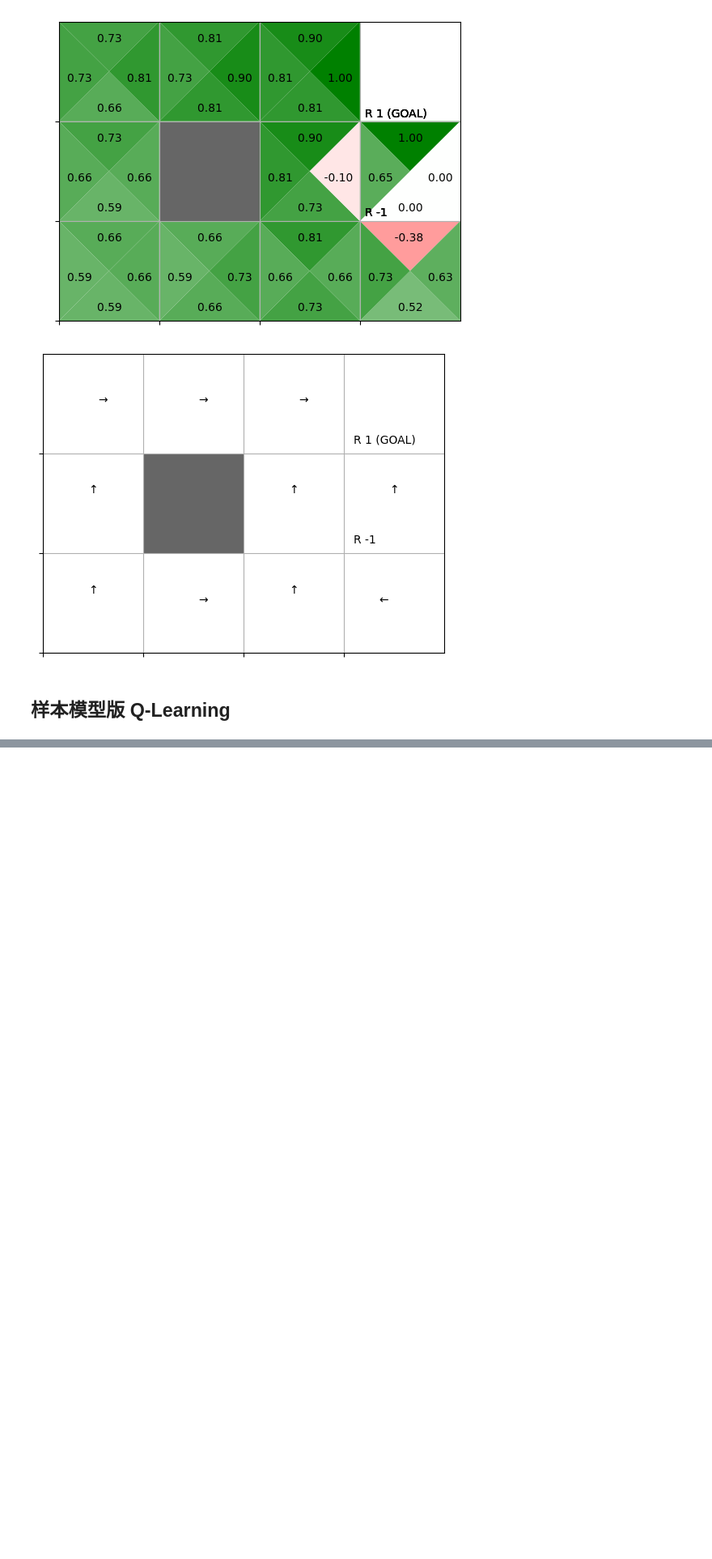
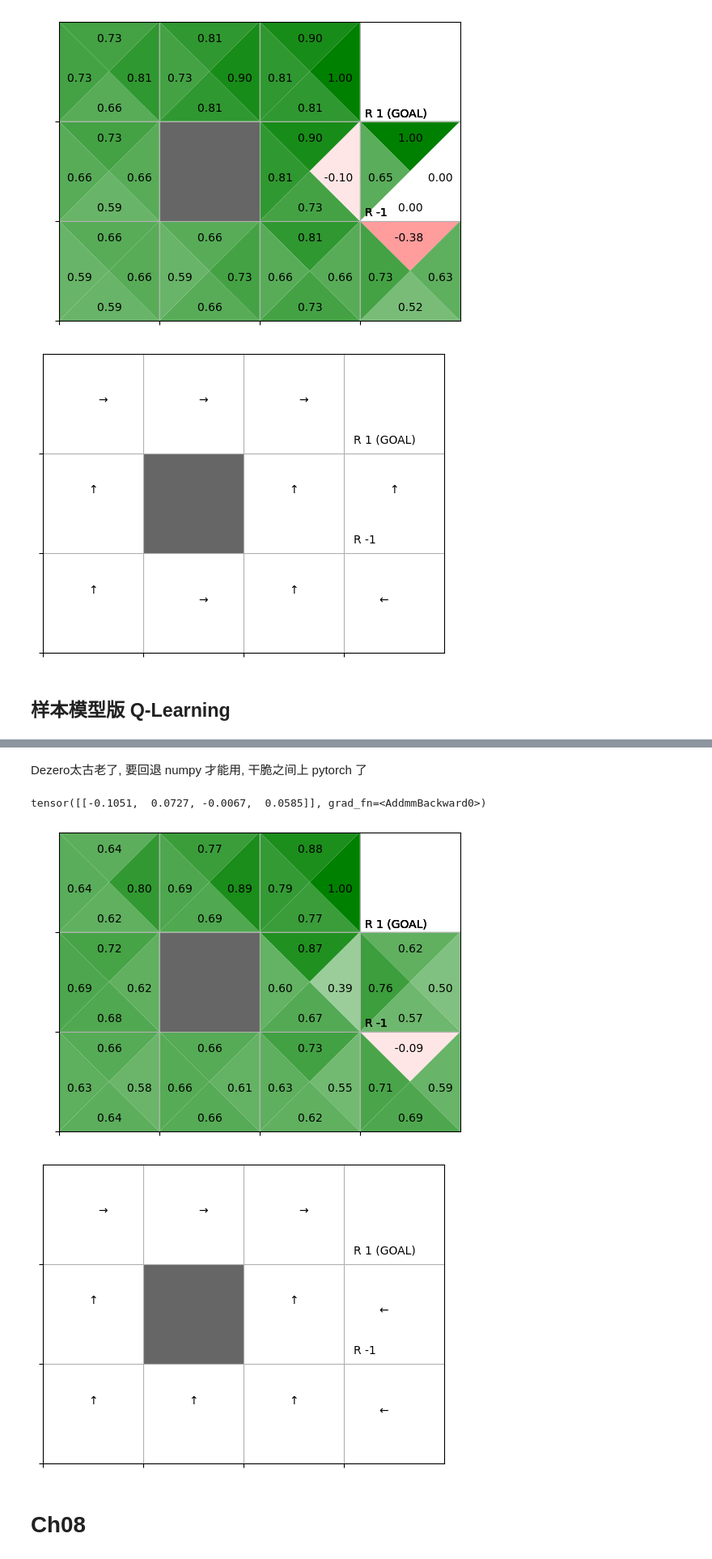
Before and after one commit to God-SunCAT/Notebooks, a Jupyter notebook: DeepLearning4_RL.ipynb, the cells around one changed output, grey strips where cells are left out. Shown at 81% size. Drawn from its saved outputs; the diff is of its cells as text; code cells hidden in the pictures; blank space fills up the shorter version.

```diff
--- a/DeepLearning4_RL.ipynb
+++ b/DeepLearning4_RL.ipynb
@@ -1145,0 +1163,31 @@ class QLearninigAgent:
+# %% [markdown]
+Dezero太古老了, 要回退 numpy 才能用, 干脆之间上 pytorch 了
+# %%
+import torch
+import torch.nn as nn
+import torch.nn.functional as F
+
+class QNet(nn.Module):
+
+    def __init__(self):
+        super().__init__()
+
+        # 12 种状态
+        self.l1 = nn.Linear(12, 100)
+        # 4 种动作空间
+        self.l2 = nn.Linear(100, 4)
+
+    def forward(self, x):
+        x = torch.relu(self.l1(x))
+        x = self.l2(x)
+        return x
+
+qnet = QNet()
+
+state = (2, 0)
+state = torch.Tensor(one_hot(state))
+
+qs = qnet(state)
+print(qs)
+# %% [output]
+tensor([[-0.1051,  0.0727, -0.0067,  0.0585]], grad_fn=<AddmmBackward0>)
@@ -1145,0 +1238,45 @@ class QLearninigAgent:
+# %%
+env = GridWorld()
+agent = QLearningAgent()
+
+episodes = 1000
+loss_history = []
+
+for episode in range(episodes):
+    state = env.reset()
+    state = torch.Tensor(one_hot(state))
+
+    total_loss, cnt = 0, 0
+    done = False
+
+    while not done:
+        action = agent.get_action(torch.Tensor(state))
+        next_state, reward, done = env.step(action)
+        next_state = torch.Tensor(one_hot(next_state))
+
+        loss = agent.update(state, action, reward, next_state, done)
+        total_loss += loss
+        cnt += 1
+        state = next_state
+
+    average_loss = total_loss / cnt
+    loss_history.append(average_loss)
+# %%
+Q = {}
+
+for state in env.states():
+    state_ = one_hot(state)
+    state_ = torch.Tensor(state_)
+    for idx, q in enumerate(agent.qnet(state_).tolist()[0]):
+        Q[state, idx] = q
+# %%
+# Render
+from DeepLearining4_Render import *
+
+render = Renderer(env.reward_map, env.goal_state, env.wall_state)
+render.render_q(Q)
+# %% [output]
+[figure, added]
+[figure, added]
+# %% [markdown]
+# Ch08
```
Also changed, not shown: parts of 5 cells of this notebook.
